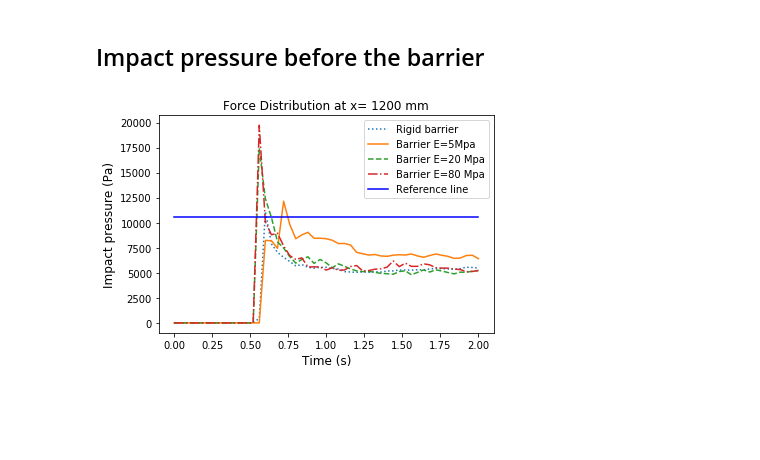
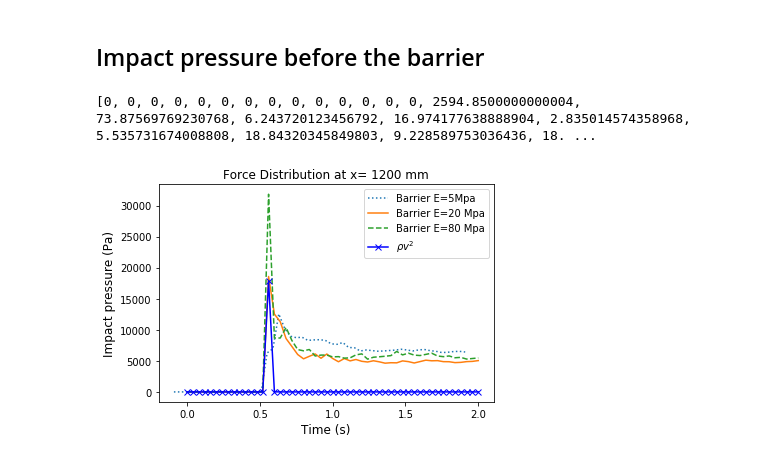
Before and after one commit to cwangbh/PostProcessing, a Jupyter notebook: DP IMPACT With different barrier/VelxDistribution.ipynb, the cells around one changed output. Cells and saved outputs as stored; diff of their text form; code cells hidden in the pictures; blank space fills up the shorter version.

```diff
--- a/DP IMPACT With different barrier/VelxDistribution.ipynb
+++ b/DP IMPACT With different barrier/VelxDistribution.ipynb
@@ -231,18 +231,19 @@ for i in range(3,len(position)):
 # %% [markdown]
 ## Impact pressure before the barrier
 # %%
-def AveragePressure(list1):
+def Average(list1):
     if len(list1)==0:
         return 0
     else:
         return sum(list1)/len(list1)
-def ForceSeries(dflist,filtCondition):
+
+def TimeHistory(dflist,filtCondition,index):
     F=[]
     Time=[]
     num=0
     for i in dflist:
         filtered= i.query( filtCondition )
-        F.append( AveragePressure(filtered.vonmises.tolist() ) )
+        F.append( Average(filtered[index].tolist() ) )
         Time.append(num*0.04)
         num+=1
     return F,Time
@@ -249,28 +272,33 @@ def ForceSeries(dflist,filtCondition):
 # %%
 linetype=itertools.cycle( [':','-','--','-.'] )
-debris,base,barrier,position=["mat==1","mat==2","mat==3","x>1197 & x<1200"]
+debris,base,barrier,position=["mat==1","mat==2","mat==3","x>1198 & x<1200"]
 filtCondition_force =debris +'&'+position
-#filtered=filelist_rigid[25].query( filtCondition_force )
 
-F_rigid,t=ForceSeries(filelist_rigid,filtCondition_force)
-F_5Mpa,t2=ForceSeries(filelist_5Mpa,filtCondition_force)
-F_20Mpa,t=ForceSeries(filelist_20Mpa,filtCondition_force)
-F_80Mpa,t=ForceSeries(filelist_80Mpa,filtCondition_force)
-plt.plot(t,F_rigid,label='Rigid barrier',linestyle=next(linetype))
-t2[:]=[x-1 for x in t2]
+F_rigid,t=TimeHistory(filelist_rigid,filtCondition_force,'vonmises')
+F_5Mpa,t2=TimeHistory(filelist_5Mpa,filtCondition_force,'vonmises')
+F_20Mpa,t=TimeHistory(filelist_20Mpa,filtCondition_force,'vonmises')
+F_80Mpa,t=TimeHistory(filelist_80Mpa,filtCondition_force,'vonmises')
+
+velocity,t_velx=TimeSeries(filelist_rigid,filtCondition,'velx')
+F_estimate=[2650*(x/1000)**2  for x in velocity] # rho * v^2
+print (velocity,F_estimate)
+
+#plt.plot(t,F_rigid,label='Rigid barrier',linestyle=next(linetype))
+t2[:]=[x-1.09 for x in t2]
 plt.plot(t2[25:],F_5Mpa[25:],label='Barrier E=5Mpa',linestyle=next(linetype))
 plt.plot(t,F_20Mpa,label='Barrier E=20 Mpa',linestyle=next(linetype))
 plt.plot(t,F_80Mpa,label='Barrier E=80 Mpa',linestyle=next(linetype))
+plt.plot(t_velx,F_estimate,'xb-',label=r'$\rho  v^2 $')
 
-p_analytical=2650*(2**2)
-horiz_line_data = np.array([p_analytical for i in range(len(t))])
-plt.plot(t, horiz_line_data, 'b-',label='Reference line')
-plt.legend(loc='upper right')
-plt.xlabel('Time (s)', fontsize=12)
-plt.ylabel('Impact pressure (Pa)', fontsize=12)
-plt.title('Force Distribution at x= 1200 mm')
-plt.savefig(Figure_path+'/Force x= 1200.png',dpi=300)
+p_analytical=2650*(2.5**2)
+
+plt.legend(loc=r'upper right')
+plt.xlabel(r'Time (s)', fontsize=12)
+plt.ylabel(r'Impact pressure (Pa)', fontsize=12)
+plt.title(r'Force Distribution at x= 1200 mm')
+plt.savefig(Figure_path+'/Force x=1200.png',dpi=300)
 plt.show()
 plt.close()
 # %% [output]
+[0, 0, 0, 0, 0, 0, 0, 0, 0, 0, 0, 0, 0, 0, 2594.8500000000004, 73.87569769230768, 6.243720123456792, 16.974177638888904, 2.835014574358968, 5.535731674008808, 18.84320345849803, 9.228589753036436, 18. ...
-[figure, old version]
+[figure, new version]
```
Also changed, not shown: parts of 11 cells of this notebook, 1 other file.
